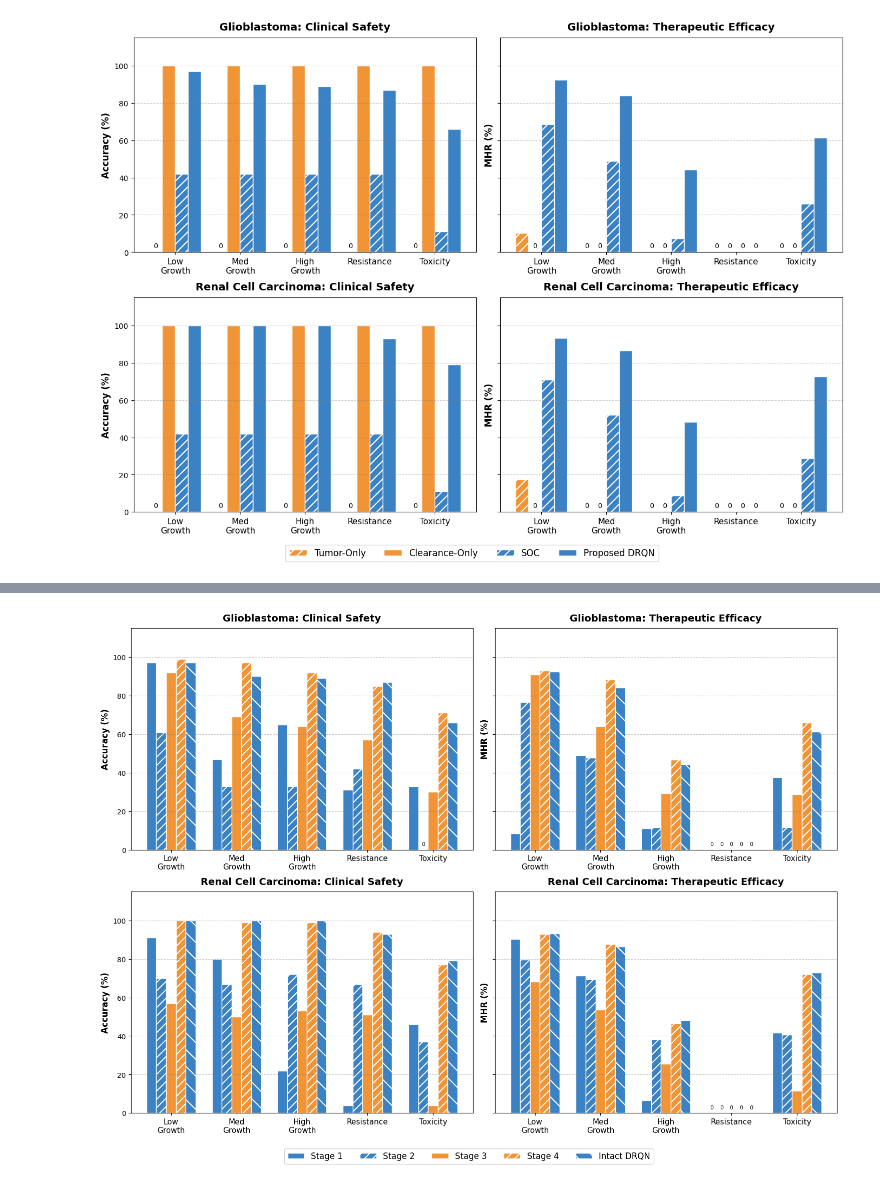
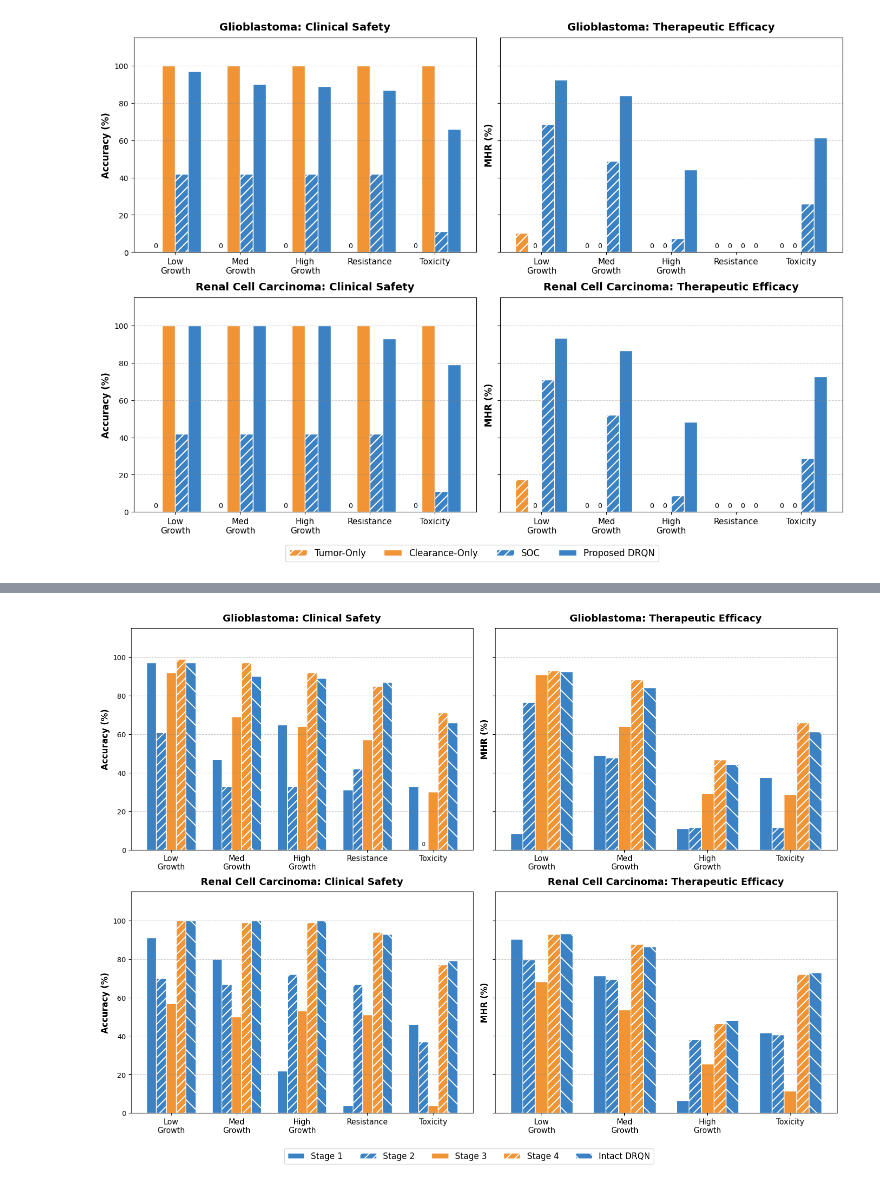
Before and after one commit to Volpi22/Sim_01_Toy_Tests, a Jupyter notebook: Test.ipynb, the cells around one changed output, grey strips where cells are left out. Cells and saved outputs as stored; diff of their text form; code cells hidden in the pictures.

```diff
--- a/Test.ipynb
+++ b/Test.ipynb
@@ -365,8 +360,9 @@ import os
 # ==========================================
 # 1. Data Extraction
 # ==========================================
-scenarios = ['Low\nGrowth', 'Med\nGrowth', 'High\nGrowth', 'Resistance', 'Toxicity']
-x = np.arange(len(scenarios))
+scenarios_left = ['Low\nGrowth', 'Med\nGrowth', 'High\nGrowth', 'Resistance', 'Toxicity']
+scenarios_right = ['Low\nGrowth', 'Med\nGrowth', 'High\nGrowth', 'Toxicity'] # Removed Resistance
+
 width = 0.15  # Narrower to fit 5 bars per scenario
 
 # Glioblastoma Data
@@ -378,11 +374,11 @@ glio_acc = {
     'Intact DRQN': [97.0, 90.0, 89.0, 87.0, 66.0]
 }
 glio_mhr = {
-    'Stage 1': [8.4, 49.0, 11.1, 0.0, 37.6],
-    'Stage 2': [76.7, 47.8, 11.6, 0.0, 11.7],
-    'Stage 3': [90.8, 64.1, 29.3, 0.0, 28.8],
-    'Stage 4': [93.0, 88.4, 46.7, 0.0, 65.9],
-    'Intact DRQN': [92.4, 84.1, 44.3, 0.0, 61.3]
+    'Stage 1': [8.4, 49.0, 11.1, 37.6],      # Removed Resistance (index 3)
+    'Stage 2': [76.7, 47.8, 11.6, 11.7],     # Removed Resistance (index 3)
+    'Stage 3': [90.8, 64.1, 29.3, 28.8],     # Removed Resistance (index 3)
+    'Stage 4': [93.0, 88.4, 46.7, 65.9],     # Removed Resistance (index 3)
+    'Intact DRQN': [92.4, 84.1, 44.3, 61.3]  # Removed Resistance (index 3)
 }
 
 # Renal Cell Carcinoma Data
@@ -394,15 +390,14 @@ renal_acc = {
     'Intact DRQN': [100.0, 100.0, 100.0, 93.0, 79.0]
 }
 renal_mhr = {
-    'Stage 1': [90.4, 71.3, 6.6, 0.0, 41.7],
-    'Stage 2': [79.6, 69.4, 38.3, 0.0, 40.6],
-    'Stage 3': [68.3, 53.7, 25.5, 0.0, 11.4],
-    'Stage 4': [93.0, 87.8, 46.6, 0.0, 72.1],
-    'Intact DRQN': [93.2, 86.5, 48.2, 0.0, 72.8]
+    'Stage 1': [90.4, 71.3, 6.6, 41.7],      # Removed Resistance (index 3)
+    'Stage 2': [79.6, 69.4, 38.3, 40.6],     # Removed Resistance (index 3)
+    'Stage 3': [68.3, 53.7, 25.5, 11.4],     # Removed Resistance (index 3)
+    'Stage 4': [93.0, 87.8, 46.6, 72.1],     # Removed Resistance (index 3)
+    'Intact DRQN': [93.2, 86.5, 48.2, 72.8]  # Removed Resistance (index 3)
 }
 
 # Thematic Colors & Hatches
-# Using a blue gradient for expansion stages, and orange for the Intact DRQN
 colors = {
     'Stage 1': '#3b82c4',       # Lightest Blue
     'Stage 2': '#3b82c4',       # Light-Medium Blue
@@ -427,10 +422,10 @@ plt.style.use('default')
 # Adjust matplotlib parameters to make the white hatches slightly thicker and clearer
 plt.rcParams['hatch.linewidth'] = 1.5
 
-# Removed sharex=True so the x-axis labels appear on all rows
 fig, axs = plt.subplots(2, 2, figsize=(15, 11), sharey=True)
 
-def plot_grouped_bars(ax, data_dict, title, ylabel):
+def plot_grouped_bars(ax, data_dict, title, ylabel, scenarios_list):
+    x = np.arange(len(scenarios_list))
     # Calculate perfectly centered offsets for 5 bars
     offsets = [-2 * width, -width, 0, width, 2 * width]
 
@@ -439,36 +434,36 @@ def plot_grouped_bars(ax, data_dict, title, ylabel):
                       color=colors[label], hatch=hatches[label],
                       edgecolor='white', linewidth=1.0)
 
         # Explicitly showcase the zeros
         for bar, val in zip(bars, values):
             if val == 0.0:
                 ax.text(bar.get_x() + bar.get_width()/2, 1.5, '0',
                         ha='center', va='bottom', fontsize=8, color='black')
 
     ax.set_title(title, fontsize=14, fontweight='bold', pad=10)
     ax.set_ylabel(ylabel, fontsize=12, fontweight='bold')
     ax.set_xticks(x)
-    ax.set_xticklabels(scenarios, fontsize=11)
+    ax.set_xticklabels(scenarios_list, fontsize=11)
     ax.set_ylim(0, 115)
     ax.grid(axis='y', linestyle='--', alpha=0.4, color='gray')
 
 # Top Row: Glioblastoma (Safety vs. Efficacy)
-plot_grouped_bars(axs[0, 0], glio_acc, 'Glioblastoma: Clinical Safety', 'Accuracy (%)')
-plot_grouped_bars(axs[0, 1], glio_mhr, 'Glioblastoma: Therapeutic Efficacy', 'MHR (%)')
+plot_grouped_bars(axs[0, 0], glio_acc, 'Glioblastoma: Clinical Safety', 'Accuracy (%)', scenarios_left)
+plot_grouped_bars(axs[0, 1], glio_mhr, 'Glioblastoma: Therapeutic Efficacy', 'MHR (%)', scenarios_right)
 
 # Bottom Row: Renal Cell Carcinoma (Safety vs. Efficacy)
-plot_grouped_bars(axs[1, 0], renal_acc, 'Renal Cell Carcinoma: Clinical Safety', 'Accuracy (%)')
-plot_grouped_bars(axs[1, 1], renal_mhr, 'Renal Cell Carcinoma: Therapeutic Efficacy', 'MHR (%)')
+plot_grouped_bars(axs[1, 0], renal_acc, 'Renal Cell Carcinoma: Clinical Safety', 'Accuracy (%)', scenarios_left)
+plot_grouped_bars(axs[1, 1], renal_mhr, 'Renal Cell Carcinoma: Therapeutic Efficacy', 'MHR (%)', scenarios_right)
 
 # Add a single unified legend at the bottom (ncol=5 since we have 5 variants)
 handles, labels = axs[0, 0].get_legend_handles_labels()
 fig.legend(handles, labels, loc='lower center', ncol=5, fontsize=12, bbox_to_anchor=(0.5, -0.02))
 
 plt.tight_layout()
 fig.subplots_adjust(bottom=0.08) # Make room for the legend
 
 os.makedirs("results", exist_ok=True)
 plt.savefig("results/spatial_expansion_grid.pdf", dpi=300, bbox_inches='tight')
 plt.show()
 # %% [output]
-[figure, old version]
+[figure, new version]
```
Also changed, not shown: parts of 1 cell of this notebook, 3 other files.
